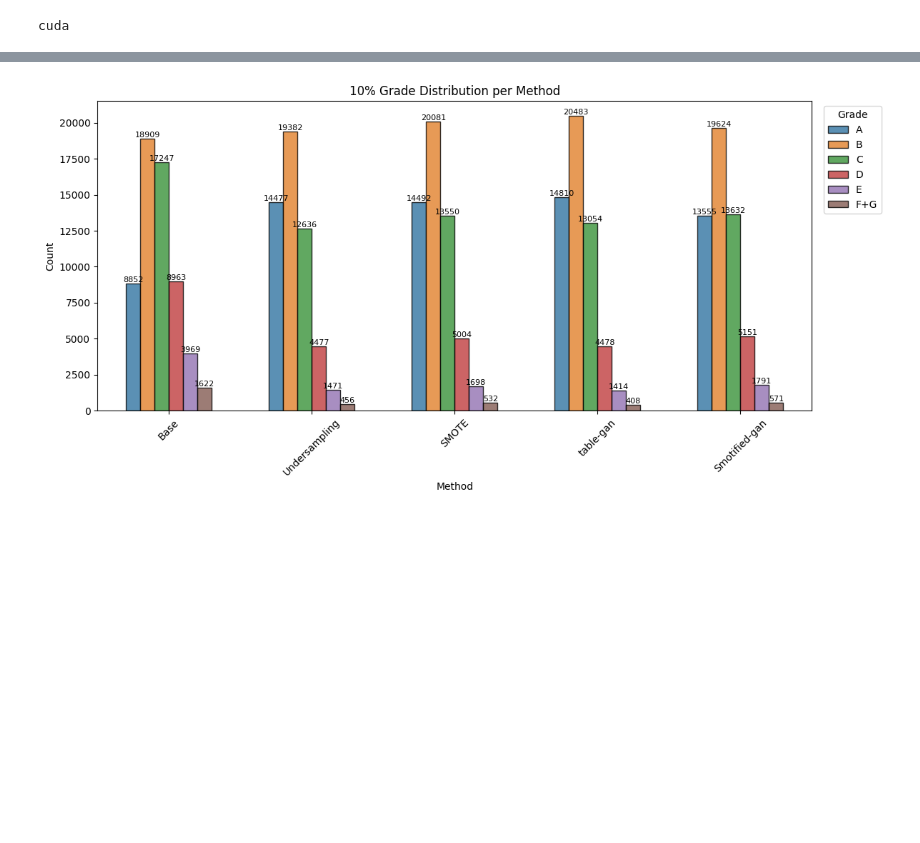
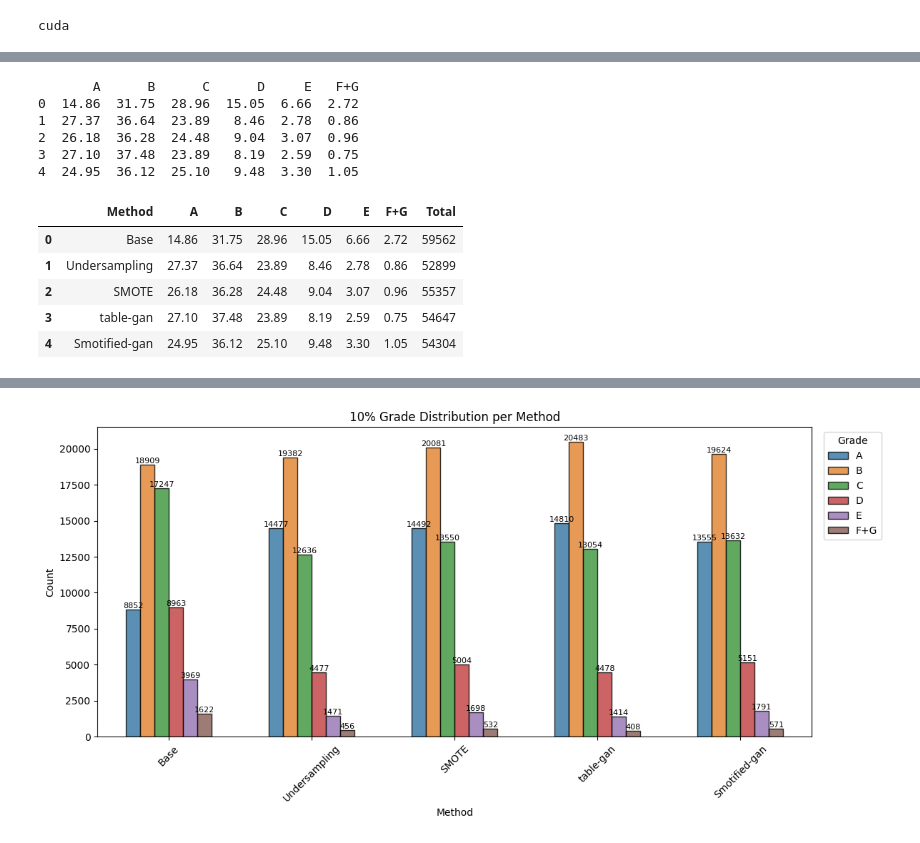
Before and after one commit to Seungminin/Data_Analysis_lending-club, a Jupyter notebook: Paper_code/smotified_portfolio.ipynb, the cells around one changed output, grey strips where cells are left out. Drawn from its saved outputs; the diff is of its cells as text; code cells hidden in the pictures; blank space fills up the shorter version.

Commit message:
portpolio grade and return

```diff
--- a/Paper_code/smotified_portfolio.ipynb
+++ b/Paper_code/smotified_portfolio.ipynb
@@ -487,0 +488,27 @@ portfolio_grade_distribution_df.head()
+# %%
+portfolio_grade = portfolio_grade_distribution_df.copy()
+
+grade_columns = ['A', 'B', 'C', 'D', 'E', 'F+G']
+
+for col in grade_columns:
+    portfolio_grade[col] = (portfolio_grade[col] / portfolio_grade['Total']) * 100
+    portfolio_grade[col] = round(portfolio_grade[col],2)
+
+# 결과 출력
+print(portfolio_grade[[col for col in grade_columns]])
+# %% [output]
+       A      B      C      D     E   F+G
+0  14.86  31.75  28.96  15.05  6.66  2.72
+1  27.37  36.64  23.89   8.46  2.78  0.86
+2  26.18  36.28  24.48   9.04  3.07  0.96
+3  27.10  37.48  23.89   8.19  2.59  0.75
+4  24.95  36.12  25.10   9.48  3.30  1.05
+# %%
+portfolio_grade.head()
+# %% [output]
+|  | Method | A | B | C | D | E | F+G | Total |
+| 0 | Base | 14.86 | 31.75 | 28.96 | 15.05 | 6.66 | 2.72 | 59562 |
+| 1 | Undersampling | 27.37 | 36.64 | 23.89 | 8.46 | 2.78 | 0.86 | 52899 |
+| 2 | SMOTE | 26.18 | 36.28 | 24.48 | 9.04 | 3.07 | 0.96 | 55357 |
+| 3 | table-gan | 27.10 | 37.48 | 23.89 | 8.19 | 2.59 | 0.75 | 54647 |
+| 4 | Smotified-gan | 24.95 | 36.12 | 25.10 | 9.48 | 3.30 | 1.05 | 54304 |
```
Also changed, not shown: parts of 5 cells of this notebook.
